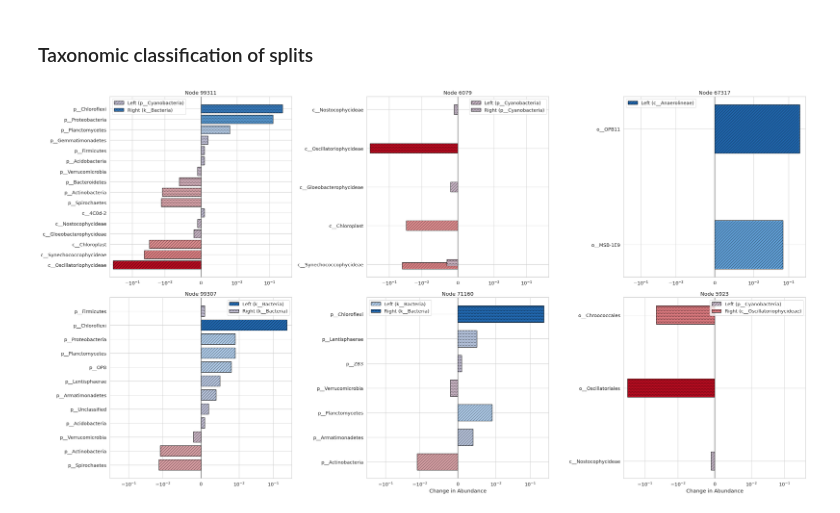
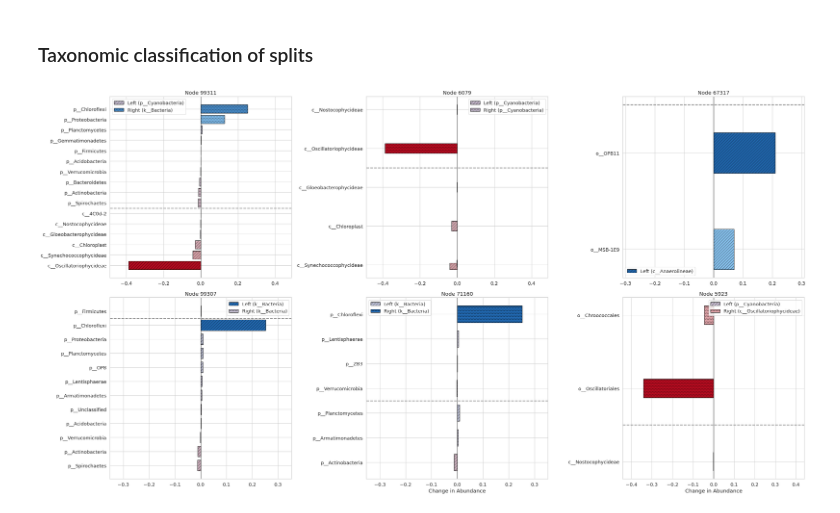
Before and after one commit to spsvihla/pcms, a Jupyter notebook: notebooks/haar_like_wavelets_level_of_significance.ipynb, the cells around one changed output. Drawn from its saved outputs; the diff is of its cells as text; code cells hidden in the pictures.

Commit message:
Add: taxonomic breakdown figures

```diff
--- a/notebooks/haar_like_wavelets_level_of_significance.ipynb
+++ b/notebooks/haar_like_wavelets_level_of_significance.ipynb
@@ -580,9 +590,9 @@ plt.show()
 # %% [output]
 [figure]
 # %%
-N = 10
+N = 12
 
-print(f"{'Index':>10} {'Subtree Size':>14} {'Component':>10} {'P-Value':>10}")
+print(f"{'Index':>10} {'Subtree Size':>14} {'Split Size':>14} {'Component':>10} {'P-Value':>10}")
 print("-" * 60)
 
 sort_idx = np.argsort(dh_comps)[::-1]
@@ -590,24 +600,37 @@ sort_idx = np.argsort(dh_comps)[::-1]
 eps = 0.005
 delta = 0.001
 
+intr_nodes = tree.find_interior_nodes()
+subtree_sizes = tree.get_subtree_size()
+
 n_samples = np.ceil(1.0 / (2 * eps**2) * np.log(2 / delta))
 
 for rank in range(N):
     idx = sort_idx[rank]
     node_idx = intr_nodes[idx]
-    cdf_val = pcms.stats.cdf_coord_dod(
-        hl_coords.data[idx],
+    cdf_val_a = pcms.stats.cdf_coord_dod(
+        np.abs(hl_coords[idx]),
         tree=tree,
         node=node_idx,
         eps=eps,
         delta=delta
     )
-    pval = 2 * min(cdf_val, 1 - cdf_val)
+    cdf_val_b = pcms.stats.cdf_coord_dod(
+        -np.abs(hl_coords[idx]),
+        tree=tree,
+        node=node_idx,
+        eps=eps,
+        delta=delta
+    )
+    pval = 1 - cdf_val_a + cdf_val_b
     pval = pval if pval > 0 else 0.5 / n_samples
+    children = tree.find_children(node_idx)
+    split = np.min([tree.get_subtree_size(c) for c in children])
     print(
         f"{idx+1:>10d} "
         f"{subtree_sizes[node_idx]:>14d} "
-        f"{dh_comps.data[idx]:>10.4f} "
+        f"{split:>14d}"
+        f"{dh_comps[idx]:>10.4f} "
         f"{pval:>10.3e}"
     )
 # %% [output]
@@ -727,18 +820,14 @@ def format_tax_table(idxs, abunds, max_ranks=3, file=sys.stdout):
 
     return results
 # %%
-idxs = [99310, 6078, 67316, 99306, 71159, 5922, 5920, 27997, 71158, 67958]
+idxs = [99310, 6078,67316,99306,71159, 5922, 5920,27997,71158,67958,68276,71164,5919, 6131,69412,42744,66748, 5873]
+# idxs = [99310, 67316, 99306, 6078, 5922, 5920, 27997, 67958, 71159, 71164, 6131,68276]    # alternate
 with open("../data/tax_table_output.txt", "w") as f:
     results = format_tax_table(idxs, abunds=diff, max_ranks=1, file=f)
 # %%
 import matplotlib as mpl
 mpl.rcParams['hatch.linewidth'] = 0.5
 # %%
-import matplotlib.pyplot as plt
-import matplotlib.colors as mcolors
-import pandas as pd
-import numpy as np
-
 def plot_split(ax, split_data, linthresh=1e-3, min_frac=1e-3, full_height = 0.6,
                overlap_height = 0.3):
     """
@@ -819,6 +908,10 @@ def plot_split(ax, split_data, linthresh=1e-3, min_frac=1e-3, full_height = 0.6,
             label=f"Left ({split_data['left']['lcr'].strip()})"
         )
 
+    if not left_df_sorted.empty:
+        max_left_y = max(tax_to_y[t] for t in left_df_sorted["taxon"])
+        ax.axhline(max_left_y + 0.5, color='gray', linestyle='--', linewidth=2)
+
     # ---- Plot right bars ----
     for _, row in right_df_sorted.iterrows():
         y = tax_to_y[row["taxon"]]
@@ -854,7 +947,7 @@ def plot_split(ax, split_data, linthresh=1e-3, min_frac=1e-3, full_height = 0.6,
     ax.set_yticks(y_pos)
     ax.set_yticklabels(all_taxa_sorted)
 
-    ax.set_xscale('symlog', linthresh=linthresh)
+    # ax.set_xscale('symlog', linthresh=linthresh)
     ax.set_xlim(-max_abs - 0.1, max_abs + 0.1)
 # %%
 def rename_unclassified(results):
@@ -880,32 +973,32 @@ for split_data in results[:6]:
 
 # Determine bar heights based on max_n_taxa
 full_height =  0.8
 overlap_height = full_height * 2/3
 
 # Plot
 fig, axes = plt.subplots(2, 3, figsize=(30, 16))
 axes = axes.flatten()
 
 for i, ax in enumerate(axes[:6]):
     split_data = results[i]
 
     left_df = pd.DataFrame(split_data["left"]["abundances"])
     right_df = pd.DataFrame(split_data["right"]["abundances"])
     all_taxa = list(left_df["taxon"].str.strip()) + [t.strip() for t in right_df["taxon"] if t.strip() not in left_df["taxon"].str.strip().values]
     n_taxa = len(all_taxa)
     scale = n_taxa / max_n_taxa
 
     plot_split(
-        ax, split_data, linthresh=1e-2, min_frac=1e-3,
+        ax, split_data, linthresh=1e-1, min_frac=1e-3,
         full_height=full_height * scale, overlap_height=overlap_height * scale
     )
     ax.set_title(f"Node {split_data['node']+1}")
 
 # X-axis labels for bottom row
 axes[-2].set_xlabel('Change in Abundance')
 axes[-1].set_xlabel('Change in Abundance')
 
 plt.tight_layout()
 plt.show()
 # %% [output]
-[figure, old version]
+[figure, new version]
```
Also changed, not shown: parts of 10 cells of this notebook, 1 other file.
